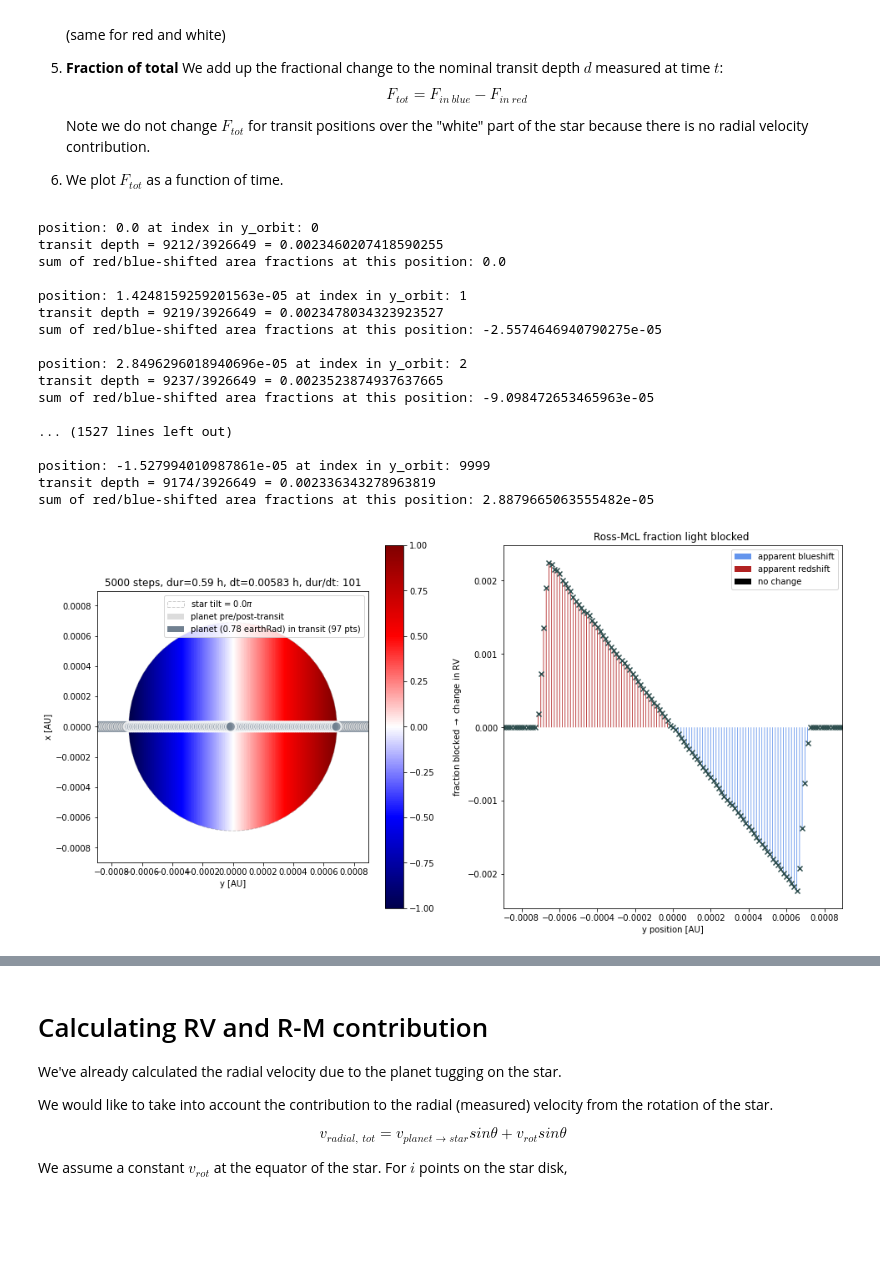
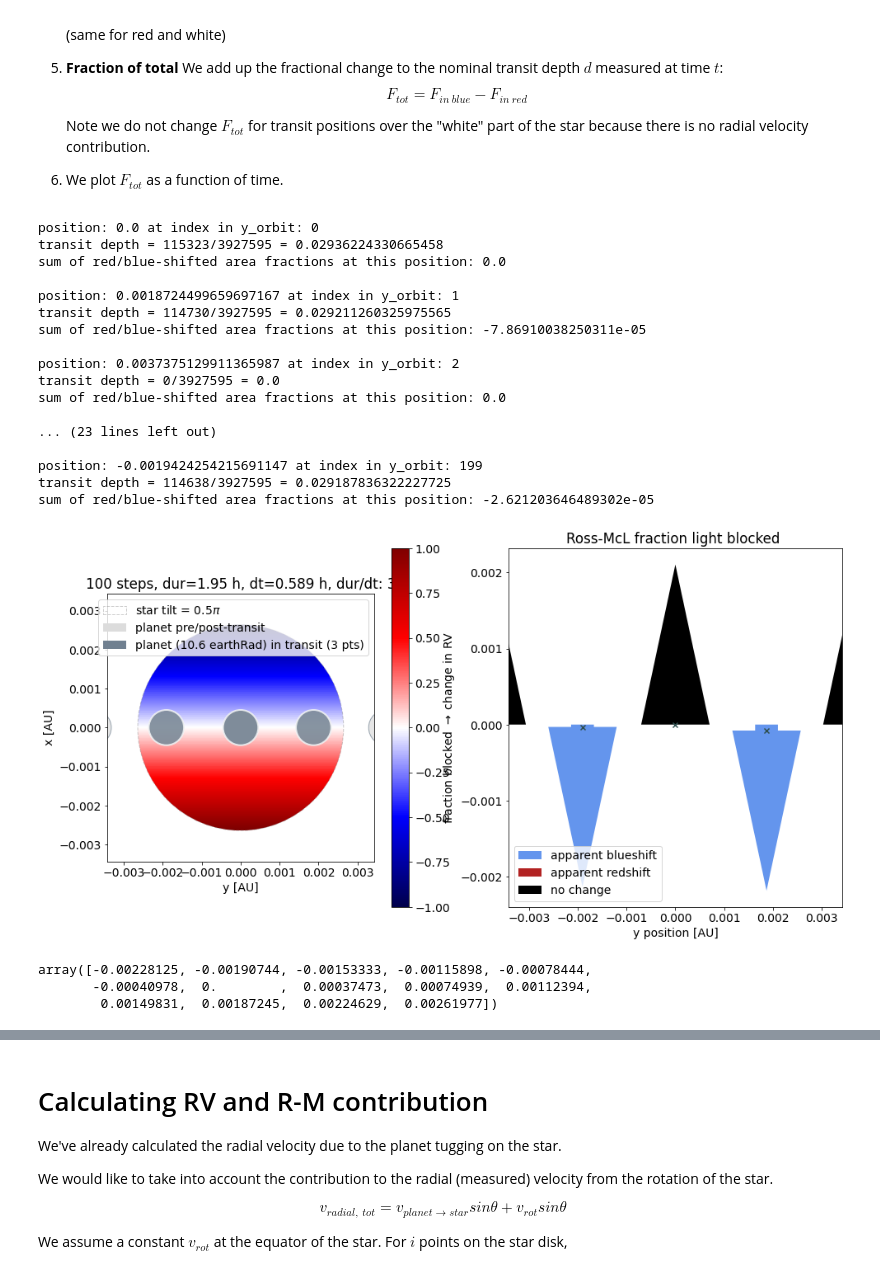
Before and after one commit to namagu/rossiter-mclaughlin-coaddventure, a Jupyter notebook: rv_from_scratch.ipynb, the cells around one changed output, grey strips where cells are left out. Cells and saved outputs as stored; diff of their text form; code cells hidden in the pictures; blank space fills up the shorter version.

Commit message:
fixed star tilt

```diff
--- a/rv_from_scratch.ipynb
+++ b/rv_from_scratch.ipynb
@@ -561,7 +567,7 @@ r0 = a * (1 - e)  # initial planet position, default: periastron
 
 
 # initialize kepler solving
-n = 5000         # number of steps
+n = 100         # number of steps
 nP = 2            # number of periodts the time goes for
 # %% [markdown]
 ### can generate light curves for a given set of parameters
@@ -1074,12 +1094,15 @@ for q in range(len(around_transit_y)):
 
     # we are seeing the observer-oriented component of vrot, vrot * (y/rstar)
     # we use |y|/rstar as a scaling ratio for the flux
-    obs_vrot = np.cos(phi_star)*np.abs(position * u.AU) / rstar.to(u.au)
+    #obs_vrot = np.cos(phi_star)*np.abs(position * u.AU) / rstar.to(u.au)
+    # obs_vrot = vrot*sin(theta on star progress), theta = arc / rstar
+    obs_vrot = np.sqrt((2*rstar.to(u.AU).value*np.cos(phi_star)*position)**2 + position**2)/rstar.to(u.AU).value
 
     # is the point in the blue part of the star?
     # less blue light -> looks more red-shifted (moving away from viewer)
-    blue_mask = (pl_xtest > x_boundaries[0]) & (pl_xtest < x_boundaries[1])
-    blue_blocked = len(pl_xtest[blue_mask]) / starN
+    #blue_mask = (pl_xtest > x_boundaries[0]) & (pl_xtest < x_boundaries[1])
+    blue_mask = (pl_ytest > 2*rstar.to(u.AU).value*np.cos(phi_star)*pl_xtest)
+    blue_blocked = len(pl_ytest[blue_mask]) / starN
     drv += blue_blocked * obs_vrot
     if debug: print(f"{blue_blocked*100}% blue light blocked")
 
@@ -1091,8 +1114,9 @@ for q in range(len(around_transit_y)):
 
     # is the point in the red part of the star?
     # less red light -> looks more blue-shifted (moving towards viewer)
-    red_mask = (pl_xtest > x_boundaries[2]) & (pl_xtest < x_boundaries[3])
-    red_blocked = len(pl_xtest[red_mask]) / starN
+    #red_mask = (pl_xtest > x_boundaries[2]) & (pl_xtest < x_boundaries[3])
+    red_mask = (pl_ytest < 2*rstar.to(u.AU).value*np.cos(phi_star)*pl_xtest)
+    red_blocked = len(pl_ytest[red_mask]) / starN
     drv -= red_blocked * obs_vrot
     if debug: print(f"{red_blocked*100}% red light blocked")
 
@@ -1112,22 +1136,22 @@ for q in range(len(around_transit_y)):
 #    if hwite area: nothing
 # %% [output]
 position: 0.0 at index in y_orbit: 0
-transit depth = 9212/3926649 = 0.0023460207418590255
+transit depth = 115323/3927595 = 0.02936224330665458
 sum of red/blue-shifted area fractions at this position: 0.0
 
-position: 1.4248159259201563e-05 at index in y_orbit: 1
-transit depth = 9219/3926649 = 0.0023478034323923527
-sum of red/blue-shifted area fractions at this position: -2.5574646940790275e-05
+position: 0.0018724499659697167 at index in y_orbit: 1
+transit depth = 114730/3927595 = 0.029211260325975565
+sum of red/blue-shifted area fractions at this position: -7.86910038250311e-05
 
-position: 2.8496296018940696e-05 at index in y_orbit: 2
-transit depth = 9237/3926649 = 0.0023523874937637665
-sum of red/blue-shifted area fractions at this position: -9.098472653465963e-05
+position: 0.0037375129911365987 at index in y_orbit: 2
+transit depth = 0/3927595 = 0.0
+sum of red/blue-shifted area fractions at this position: 0.0
 
-... (1527 lines left out)
+... (23 lines left out)
 
-position: -1.527994010987861e-05 at index in y_orbit: 9999
-transit depth = 9174/3926649 = 0.002336343278963819
-sum of red/blue-shifted area fractions at this position: 2.8879665063555482e-05
+position: -0.0019424254215691147 at index in y_orbit: 199
+transit depth = 114638/3927595 = 0.029187836322227725
+sum of red/blue-shifted area fractions at this position: -2.621203646489302e-05
 # %%
 fig = plt.figure(figsize=(16,8))
 
@@ -1148,13 +1172,19 @@ ax.add_patch(Rectangle((transit_y[0]-rp.to(u.AU).value,-rp.to(u.AU).value),
 dt = P / n
 
 # rotating regions of (circular) star
+
+import matplotlib.transforms as mtransforms
 # monotonically-increasing color bar
 xmap, ymap, rval = 0, 0, rstar.to(u.AU).value
-img = ax.imshow(np.linspace(np.round(-math.cos(phi_star),6),np.round(math.cos(phi_star),6),100).reshape(1,-1),
+#img = ax.imshow(np.linspace(np.round(-math.cos(phi_star),6),np.round(math.cos(phi_star),6),100).reshape(1,-1),
+img = ax.imshow(np.linspace(-1,1,100).reshape(1,-1),
                 cmap='seismic',
-                extent=[xmap - rval, xmap + rval, ymap - rval, ymap + rval ], origin='lower')
-circle = plt.Circle((0,0),rval, alpha=0.5,   # fc='thistle',
-                          label=r'star ({} $R_\odot$)'.format(rstar.value), transform=ax.transData)
+                extent=[xmap - rval, xmap + rval,
+                        ymap - rval, ymap + rval], origin='lower')
+trans_data = mtransforms.Affine2D().rotate_deg(phi_star*(-180/np.pi)) + ax.transData
+img.set_transform(trans_data)
+circle = plt.Circle((0,0), rval, alpha=0.5,   # fc='thistle',
+                    label=r'star ({} $R_\odot$)'.format(rstar.value), transform=ax.transData)
 img.set_clip_path(circle)
 plt.colorbar(img)
 # add outline
@@ -1172,13 +1202,18 @@ planet = ax.add_artist(plt.Circle((0,y_b),rp.to(u.AU).value,
                                   label=f'planet ({rp}) in transit ({int(len(transit_y)/nP)} pts)'))
 
 
-# add planet positions before/after transit
+# # add planet positions before/after transit
 for i in np.arange(int(len(around_transit_y)/nP)):
     ax.add_artist(plt.Circle((around_transit_y[i], y_b),rp.to(u.AU).value,
                               ec='slategrey',fc='gainsboro', alpha=0.7))
+
 # add planet positions in transit
-for i in np.arange(int(len(transit_y)/nP)):
-    ax.add_artist(plt.Circle((transit_y[i],y_b),rp.to(u.AU).value,
+# for i in np.arange(len(transit_y)): #(int(len(transit_y)/nP)):
+#     ax.add_artist(plt.Circle((transit_y[i],y_b),rp.to(u.AU).value,
+#                             ec='white',lw=2, fc='slategrey',alpha=0.8))
+positions = np.sort(transit_y[:len(transit_y)//nP])
+for i in range(len(positions)):
+    ax.add_artist(plt.Circle((positions[i],y_b),rp.to(u.AU).value,
                             ec='white',lw=2, fc='slategrey',alpha=0.8))
 
 # formatting
@@ -1206,31 +1241,37 @@ width = np.diff(around_transit_y)[0]*0.25
 n_to_plot = int(len(drvs) / nP)
 # loop through positions we examined
 for q in range(n_to_plot):
     dy=np.round(drvs[q],6)
     if drvs[q] > 0: # apparent red-shift
         plt.arrow(x=around_transit_y[q], y=0, dx=0, dy=dy,
                   width=width,facecolor='firebrick', edgecolor='none')
     elif drvs[q] < 0: # apparent blue-shift
         plt.arrow(x=around_transit_y[q], y=0, dx=0, dy=dy,
                   width=width, facecolor='cornflowerblue', edgecolor='none')
     else:
         plt.arrow(x=around_transit_y[q], y=0, dx=0, dy=dy,
                   width=width,facecolor='black', edgecolor='none')
 
 
 ax2.scatter(around_transit_y[:n_to_plot],np.round(drvs[:n_to_plot],6),marker='x',fc='darkslategrey') # x, y, u, v
 
 # formatting
 ax2.set_xlim(left_edge*1.3,right_edge*1.3)
 #ylims = tuple(0.5*rv.max().value*np.array([-1,1])) # (drvs.min()*1.3,drvs.max()*1.3)
 #ax2.set_ylim(ylims)
 ax2.set_xlabel("y position [AU]")
 ax2.set_ylabel(r"fraction blocked $\rightarrow$ change in RV")
 ax2.set_title(r"Ross-McL fraction light blocked ")
 plt.legend()
 
 plt.savefig("areaBlockedRatio_up_down_RM.png")
 
 # vrot star ~ 1.6 km/s
 # %% [output]
-[figure, old version]
+[figure, new version]
+# %%
+positions
+# %% [output]
+array([-0.00228125, -0.00190744, -0.00153333, -0.00115898, -0.00078444,
+       -0.00040978,  0.        ,  0.00037473,  0.00074939,  0.00112394,
+        0.00149831,  0.00187245,  0.00224629,  0.00261977])
```
Also changed, not shown: parts of 16 cells of this notebook, 1 other file.
